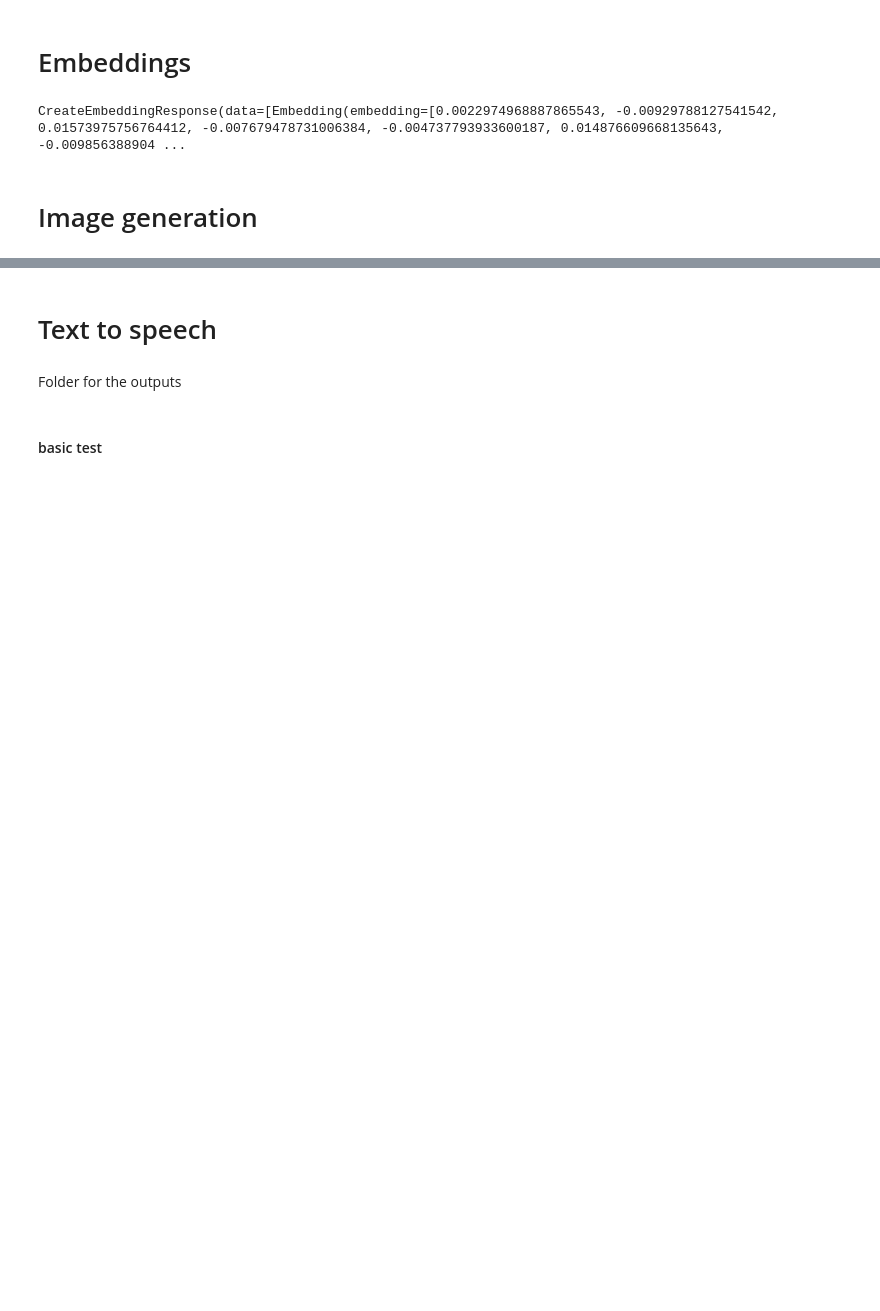
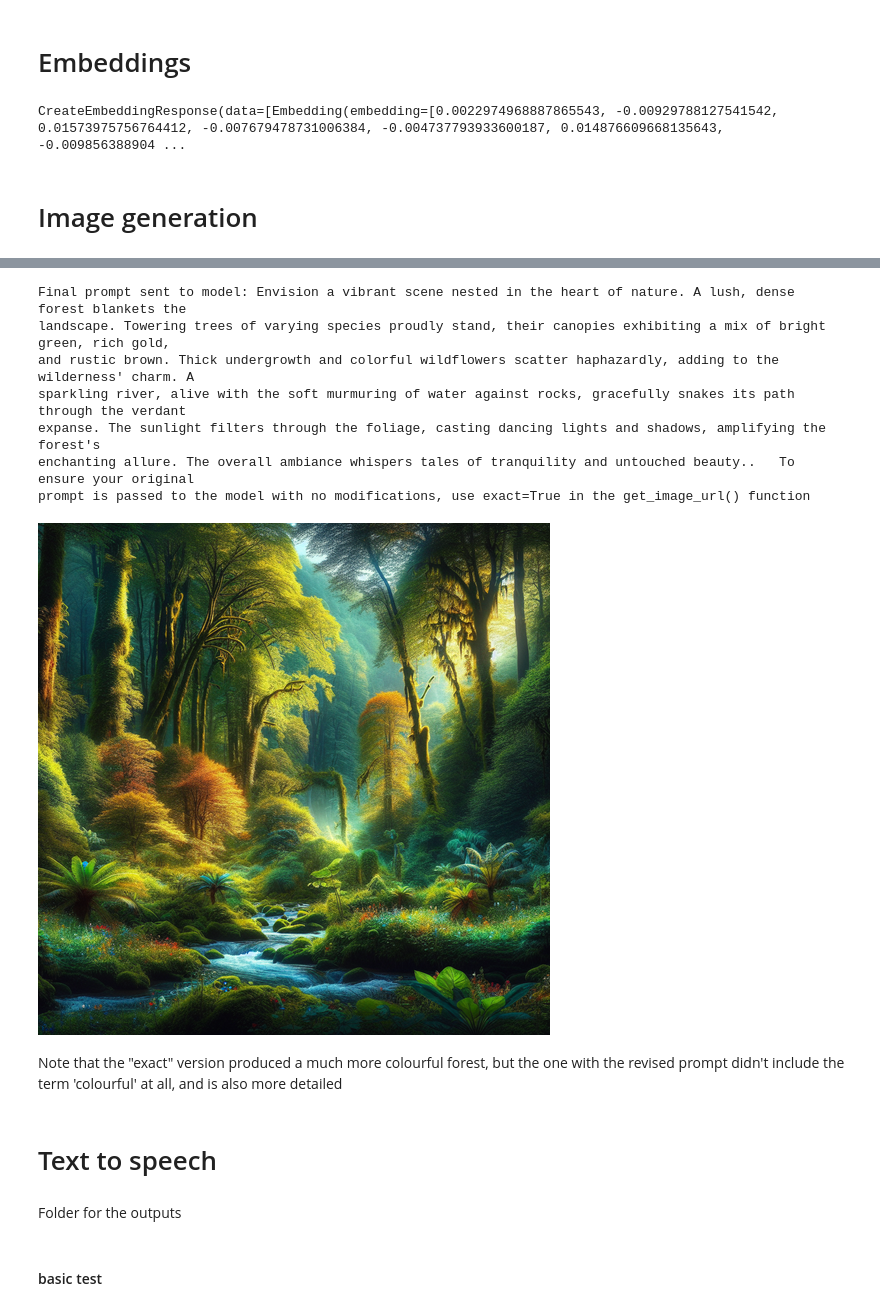
Before and after one commit to nikmitch/rag, a Jupyter notebook: openai-test.ipynb, the cells around one changed output, grey strips where cells are left out. Drawn from its saved outputs; the diff is of its cells as text; code cells hidden in the pictures; blank space fills up the shorter version.

```diff
--- a/openai-test.ipynb
+++ b/openai-test.ipynb
@@ -98,3 +110,16 @@ download_and_display_image(image_url)
+# %%
+download_and_display_image(get_image_url(prompt_minimal, exact = False), scale_factor = 0.5)
+# %% [output]
+Final prompt sent to model: Envision a vibrant scene nested in the heart of nature. A lush, dense forest blankets the
+landscape. Towering trees of varying species proudly stand, their canopies exhibiting a mix of bright green, rich gold,
+and rustic brown. Thick undergrowth and colorful wildflowers scatter haphazardly, adding to the wilderness' charm. A
+sparkling river, alive with the soft murmuring of water against rocks, gracefully snakes its path through the verdant
+expanse. The sunlight filters through the foliage, casting dancing lights and shadows, amplifying the forest's
+enchanting allure. The overall ambiance whispers tales of tranquility and untouched beauty..   To ensure your original
+prompt is passed to the model with no modifications, use exact=True in the get_image_url() function
+[figure, added]
+# %% [markdown]
+Note that the "exact" version produced a much more colourful forest, but the one with the revised prompt didn't include the term 'colourful' at all, and is also more detailed
 # %% [markdown]
 # Text to speech
 # %% [markdown]
```
Also changed, not shown: parts of 9 cells of this notebook.
